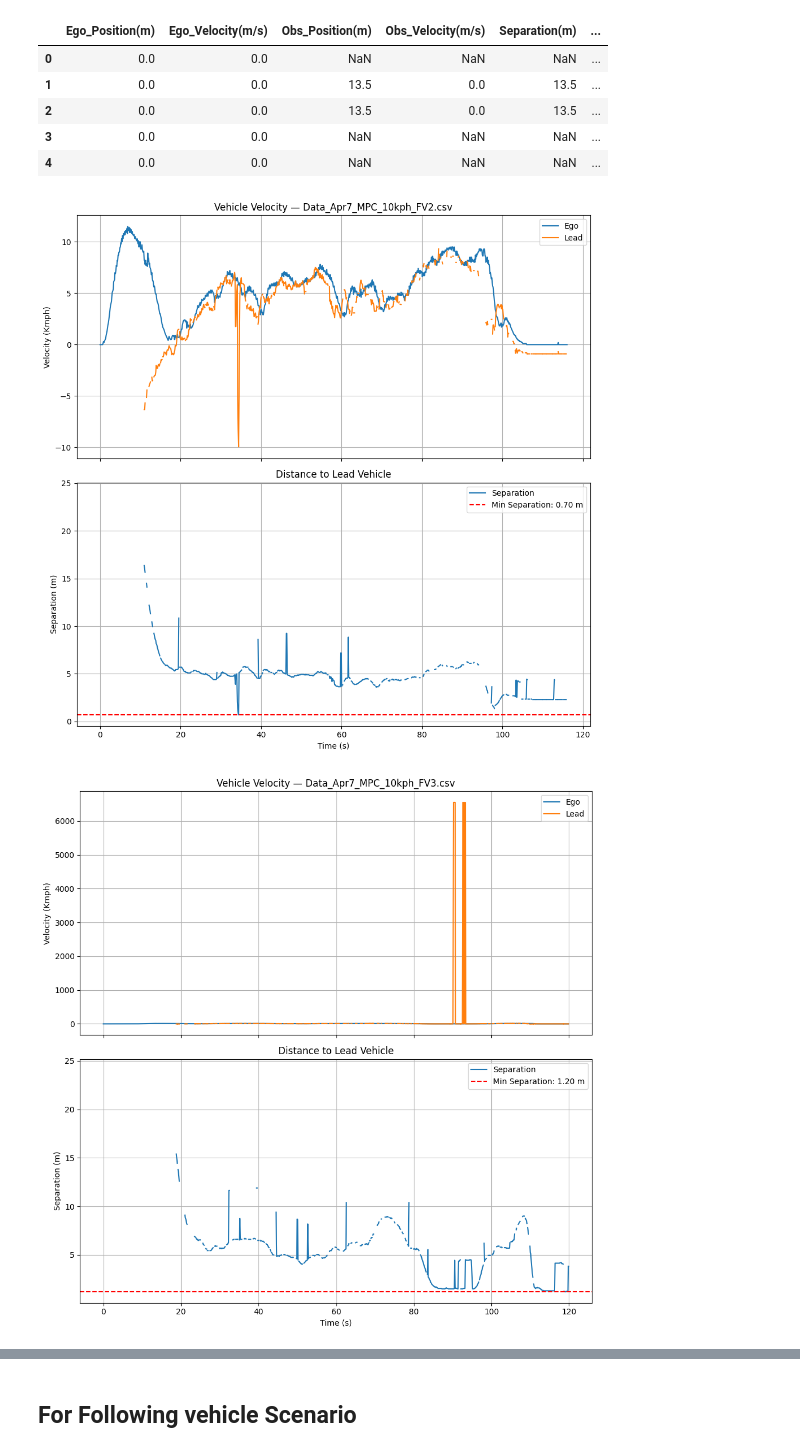
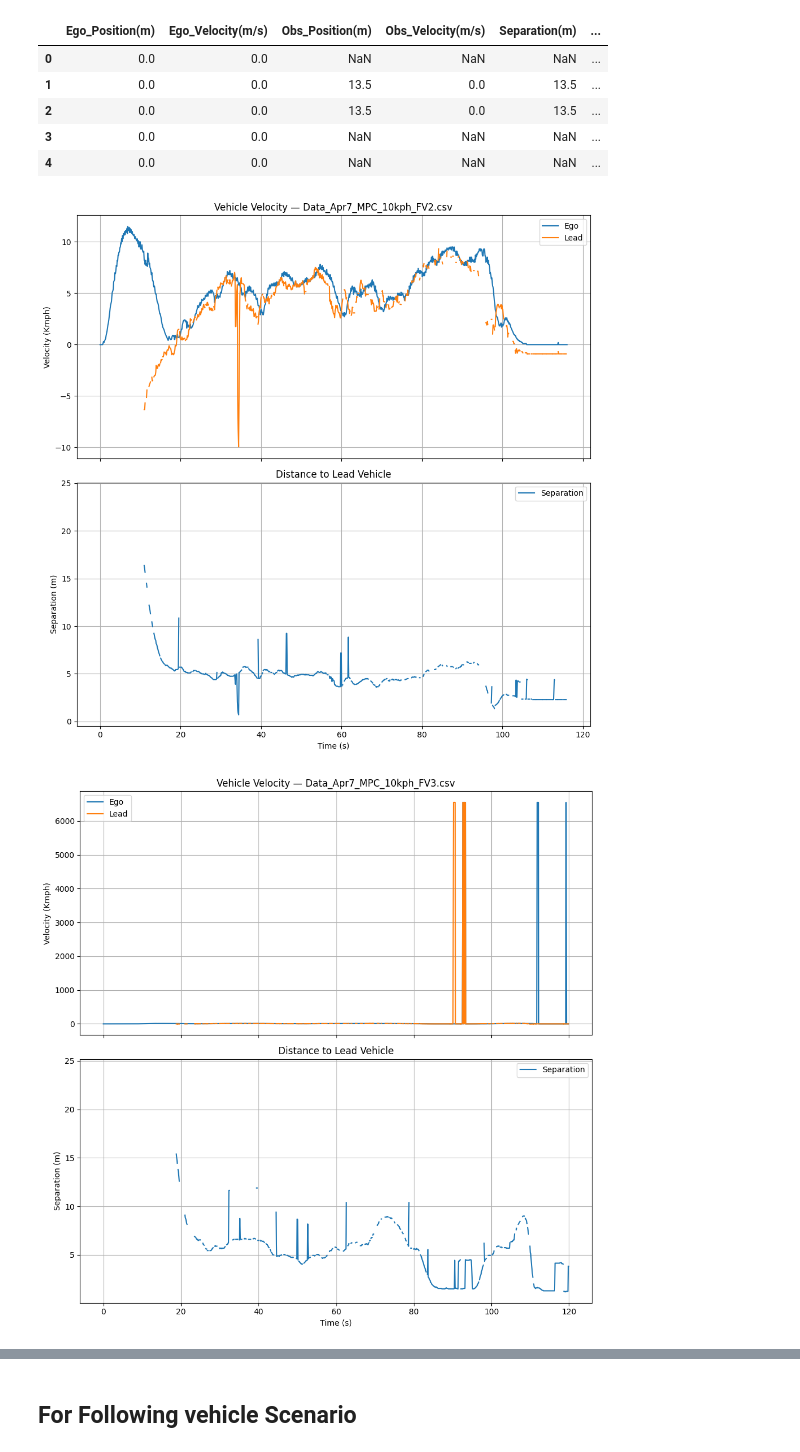
Before and after one commit to Santhosh4888/Adaptive-Cruise-Control, a Jupyter notebook: 9_Vehicle_Testing_Results/Testing_Using_Radar/April7_2026/Data_visualization_MPC_FV.ipynb, the cells around one changed output, grey strips where cells are left out. Drawn from its saved outputs; the diff is of its cells as text; code cells hidden in the pictures.

Commit message:
Still need to solve the plotting issue for FV case

```diff
--- a/9_Vehicle_Testing_Results/Testing_Using_Radar/April7_2026/Data_visualization_MPC_FV.ipynb
+++ b/9_Vehicle_Testing_Results/Testing_Using_Radar/April7_2026/Data_visualization_MPC_FV.ipynb
@@ -9,7 +9,7 @@ from pathlib import Path
 # Path setup (relative to this notebook file)
 notebook_path = Path("plotting.ipynb").resolve()
 script_dir = notebook_path.parent
-csv_folder = script_dir / "Auto_Logged_Data_April7_MPC"
+csv_folder = script_dir / "Auto_Logged_data_April7_MPC"
 
 print("Notebook dir:", script_dir)
 print("CSV folder:", csv_folder)
@@ -45,22 +45,6 @@ for file in selected_files:
 
     # normalize time for this file
     df["Time"] = df["Time(s)"] - df["Time(s)"].iloc[0]
-
-    # Clip garbage velocity values (greater than 10 m/s) to 0
-    df["Ego_Velocity(m/s)"] = df["Ego_Velocity(m/s)"].apply(lambda x: x if x < 10 else 0)
-    # if "Obs_Velocity(m/s)" in df.columns:
-    #     raw_obs = pd.to_numeric(df["Obs_Velocity(m/s)"], errors="coerce")
-    #     valid_obs = raw_obs < 10
-    #     started = valid_obs.cumsum().gt(0)
-    #     # Before first valid value: keep NaN (ignore)
-    #     obs_vel = raw_obs.where(~started | valid_obs, np.nan)
-    #     # After first valid value: clip invalid spikes and forward-fill only in this region
-    #     if started.any():
-    #         first_idx = started.idxmax()
-    #         obs_vel.loc[first_idx:] = obs_vel.loc[first_idx:].ffill()
-
-    #     df["Obs_Velocity(m/s)"] = obs_vel
-
     # convert to km/h (and keep the original m/s if you want)
     df["Ego_Velocity_kmph"] = df["Ego_Velocity(m/s)"] * 3.6
     if "Obs_Velocity(m/s)" in df.columns:
@@ -102,31 +86,29 @@ Data_Apr7_MPC_5kph_FV1.csv loaded
 # %%
 for file, df in data.items():
     fig, axes = plt.subplots(2, 1, figsize=(10, 10), sharex=True)
 
     # ---- Velocity ----
     axes[0].plot(df["Time"], df["Ego_Velocity_kmph"], label="Ego")
     if "Obs_Velocity_kmph" in df.columns:
         axes[0].plot(df["Time"], df["Obs_Velocity_kmph"], linestyle="-", label="Lead")
 
     # ---- Separation ----
     if "Separation(m)" in df.columns:
         axes[1].plot(df["Time"], df["Separation(m)"], label="Separation")
-        min_sep = df["Separation(m)"].min()
-        axes[1].axhline(min_sep, color="red", linestyle="--", label=f"Min Separation: {min_sep:.2f} m")
 
     axes[0].set_ylabel("Velocity (Kmph)")
     axes[0].set_title(f"Vehicle Velocity — {file}")
 
     axes[1].set_ylabel("Separation (m)")
     axes[1].set_xlabel("Time (s)")
     axes[1].set_title("Distance to Lead Vehicle")
 
     for ax in axes:
         ax.grid()
         ax.legend()
 
     plt.tight_layout()
     plt.show()
 # %% [output]
-[figure, old version]
+[figure, new version]
-[figure, old version]
+[figure, new version]
```
Also changed, not shown: parts of 7 cells of this notebook, 8 other files.
